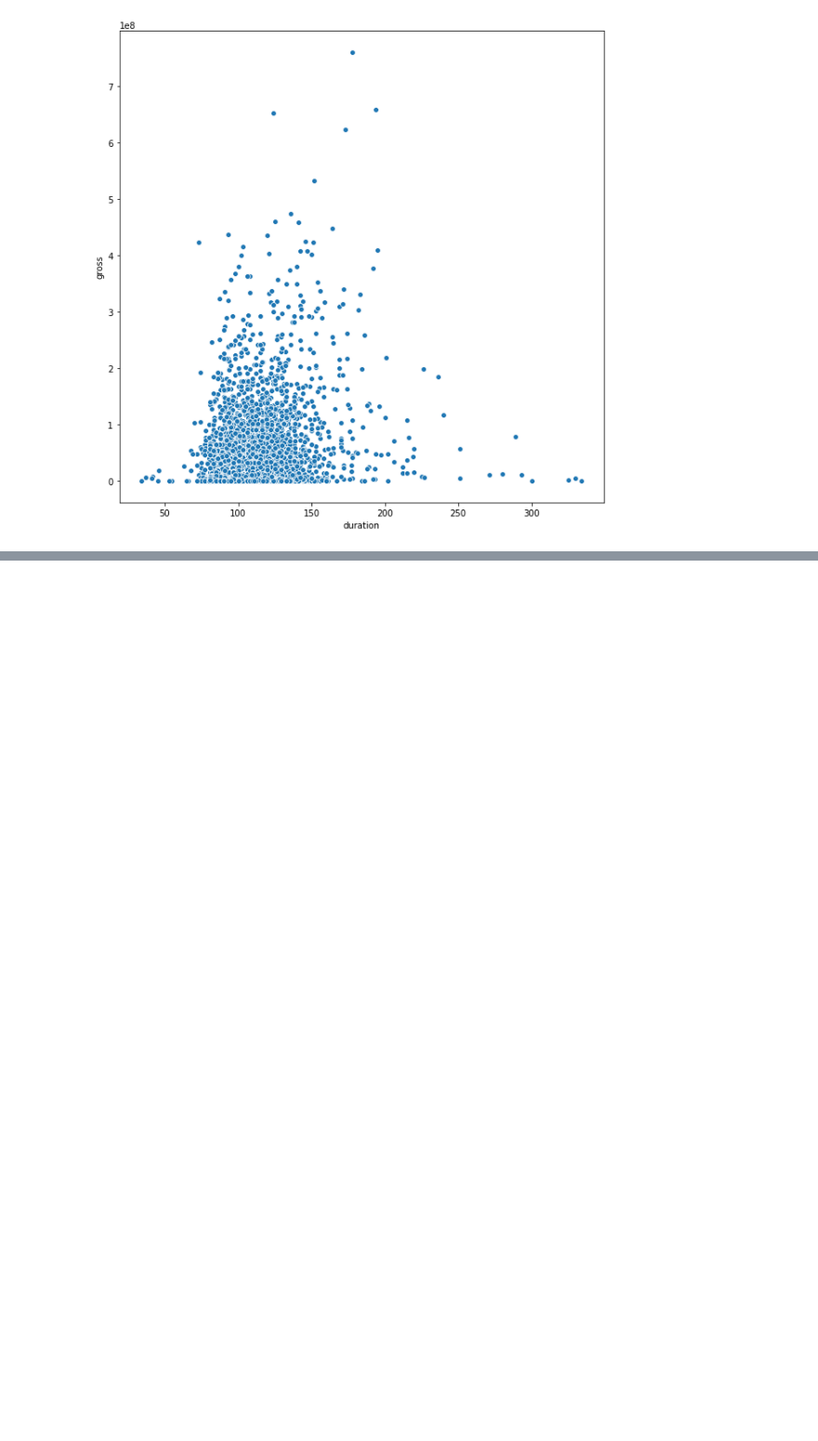
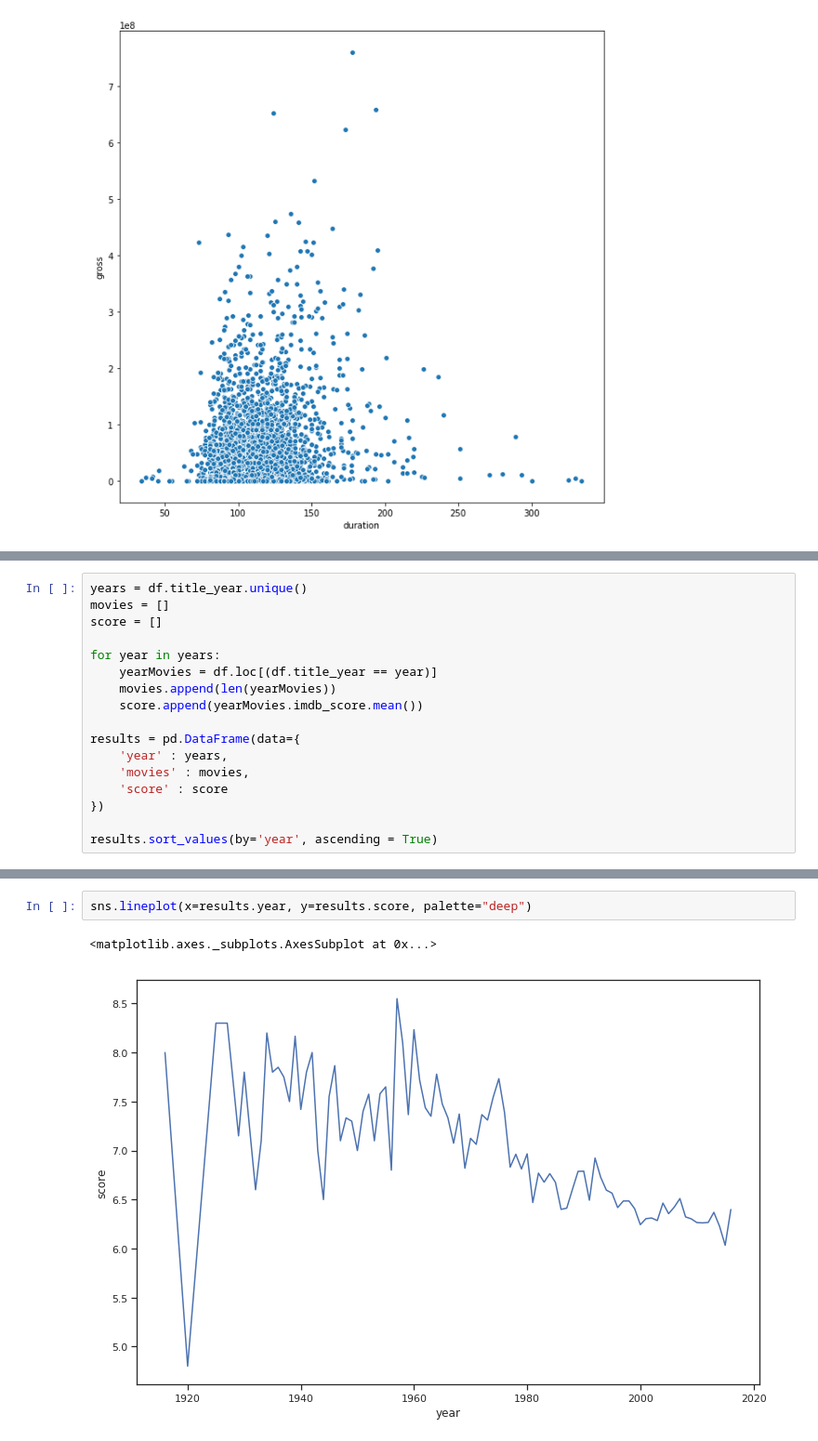
Before and after one commit to EvaSalomon/acamica, a Jupyter notebook: Clase7/Clase7.ipynb, the cells around one changed output, grey strips where cells are left out. Shown: that part at 93% size. Drawn from its saved outputs; the diff is of its cells as text; blank space fills up the shorter version.

```diff
--- a/Clase7/Clase7.ipynb
+++ b/Clase7/Clase7.ipynb
@@ -224,0 +303,17 @@ sns.pairplot(data.drop('Id', axis=1), diag_kind='kde', hue="Species", palette="h
+# %%
+years = df.title_year.unique()
+movies = []
+score = []
+
+for year in years:
+    yearMovies = df.loc[(df.title_year == year)]
+    movies.append(len(yearMovies))
+    score.append(yearMovies.imdb_score.mean())
+
+results = pd.DataFrame(data={
+    'year' : years,
+    'movies' : movies,
+    'score' : score
+})
+
+results.sort_values(by='year', ascending = True)
@@ -224,0 +339,5 @@ sns.pairplot(data.drop('Id', axis=1), diag_kind='kde', hue="Species", palette="h
+# %%
+sns.lineplot(x=results.year, y=results.score, palette="deep")
+# %% [output]
+<matplotlib.axes._subplots.AxesSubplot at 0x...>
+[figure, added]
```
Also changed, not shown: parts of 14 cells of this notebook, 1 other file.
